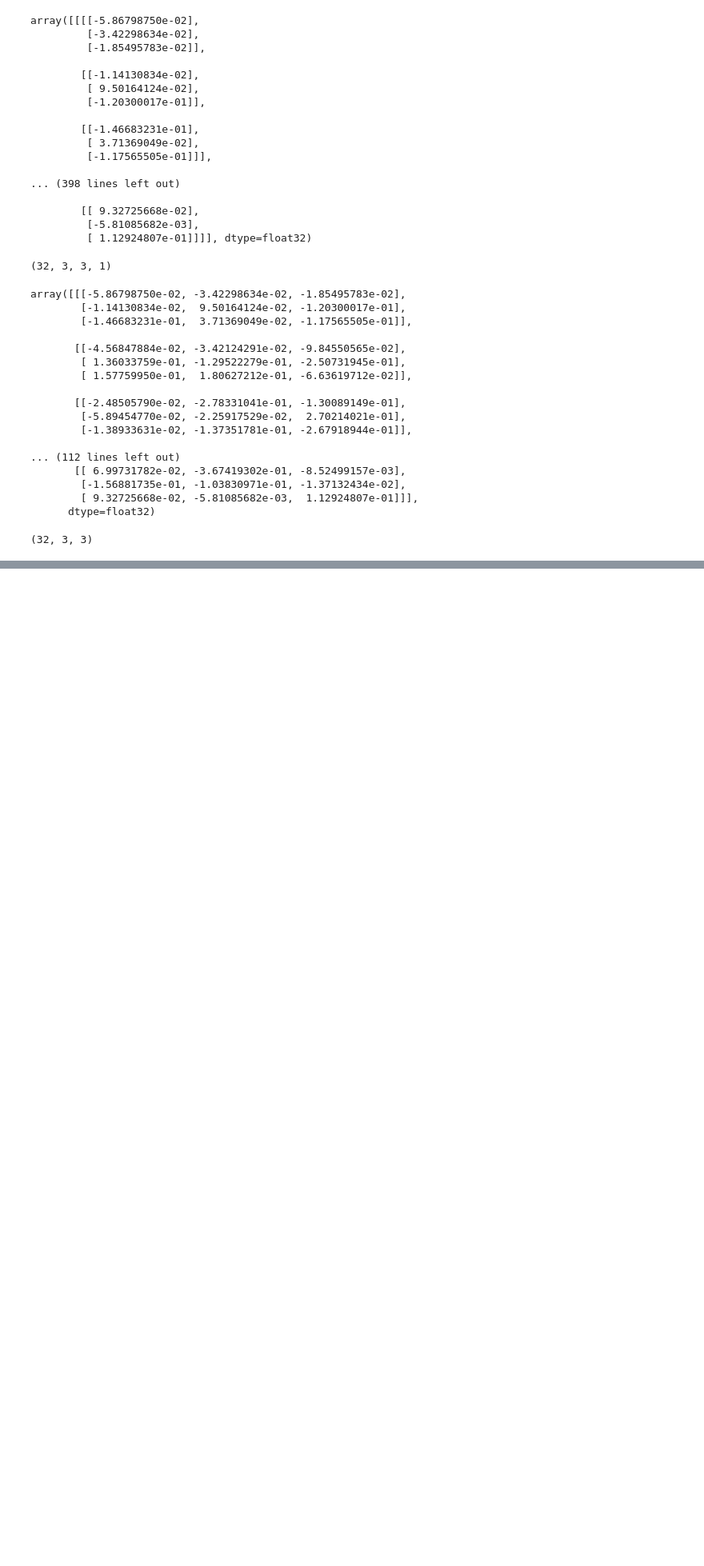
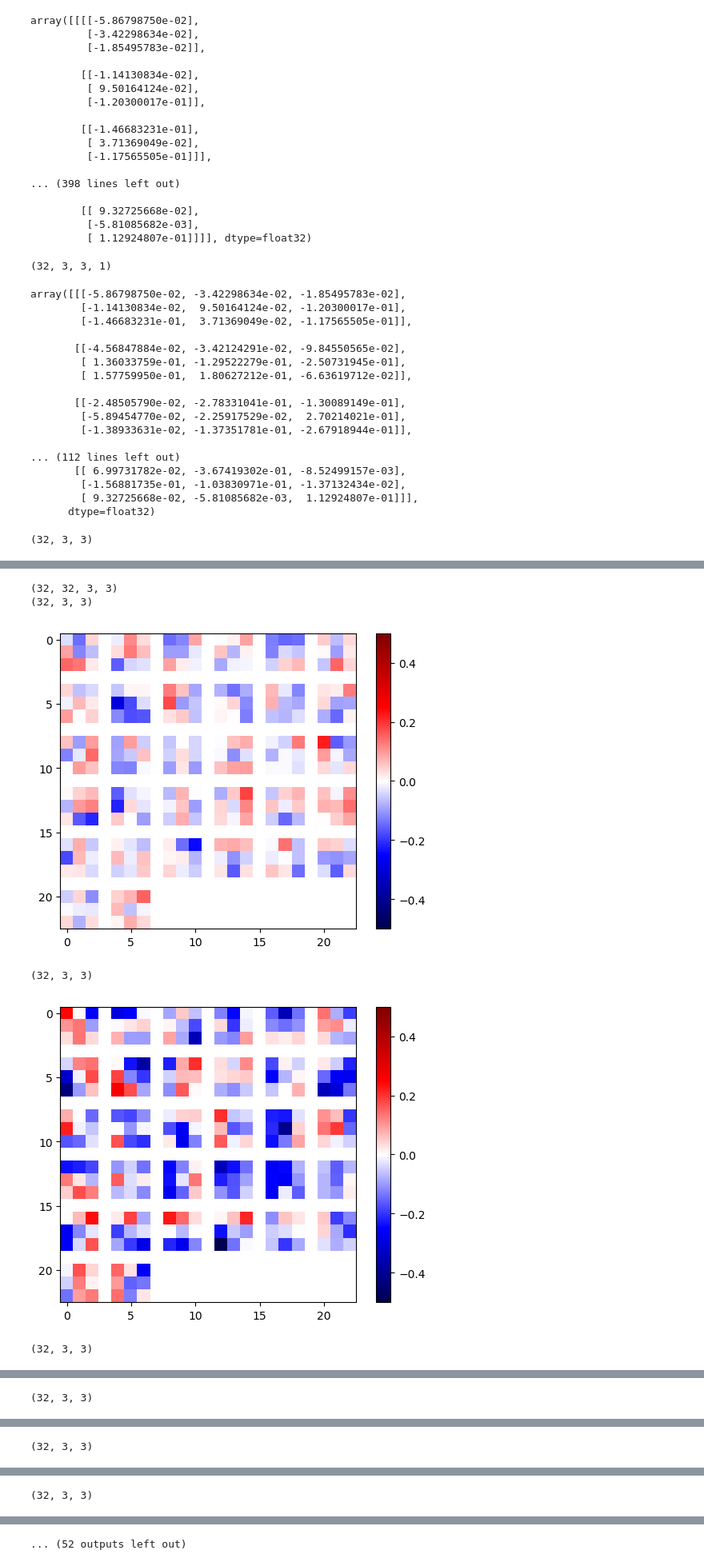
Before and after one commit to awakia/notebooks, a Jupyter notebook: work/mnist_visualize.ipynb, the cells around one changed output, grey strips where cells are left out. Shown at 80% size. Cells and saved outputs as stored; diff of their text form; code cells hidden in the pictures; blank space fills up the shorter version.

```diff
--- a/work/mnist_visualize.ipynb
+++ b/work/mnist_visualize.ipynb
@@ -217,0 +225,9 @@ plt.colorbar(plt.imshow(make_mosaic(weights, 6, 6), vmin=-0.5, vmax=0.5, cmap=pl
+# %%
+weight_plot(modelConv.layers[1].get_weights()[0])
+# %% [output]
+(32, 32, 3, 3)
+(32, 3, 3)
+[figure, added]
+(32, 3, 3)
+[figure, added]
+(32, 3, 3)
@@ -217,0 +235 @@ plt.colorbar(plt.imshow(make_mosaic(weights, 6, 6), vmin=-0.5, vmax=0.5, cmap=pl
+(32, 3, 3)
@@ -217,0 +237 @@ plt.colorbar(plt.imshow(make_mosaic(weights, 6, 6), vmin=-0.5, vmax=0.5, cmap=pl
+(32, 3, 3)
@@ -217,0 +239 @@ plt.colorbar(plt.imshow(make_mosaic(weights, 6, 6), vmin=-0.5, vmax=0.5, cmap=pl
+(32, 3, 3)
@@ -217,0 +241 @@ plt.colorbar(plt.imshow(make_mosaic(weights, 6, 6), vmin=-0.5, vmax=0.5, cmap=pl
+... (52 outputs left out)
```
Also changed, not shown: parts of 5 cells of this notebook.
